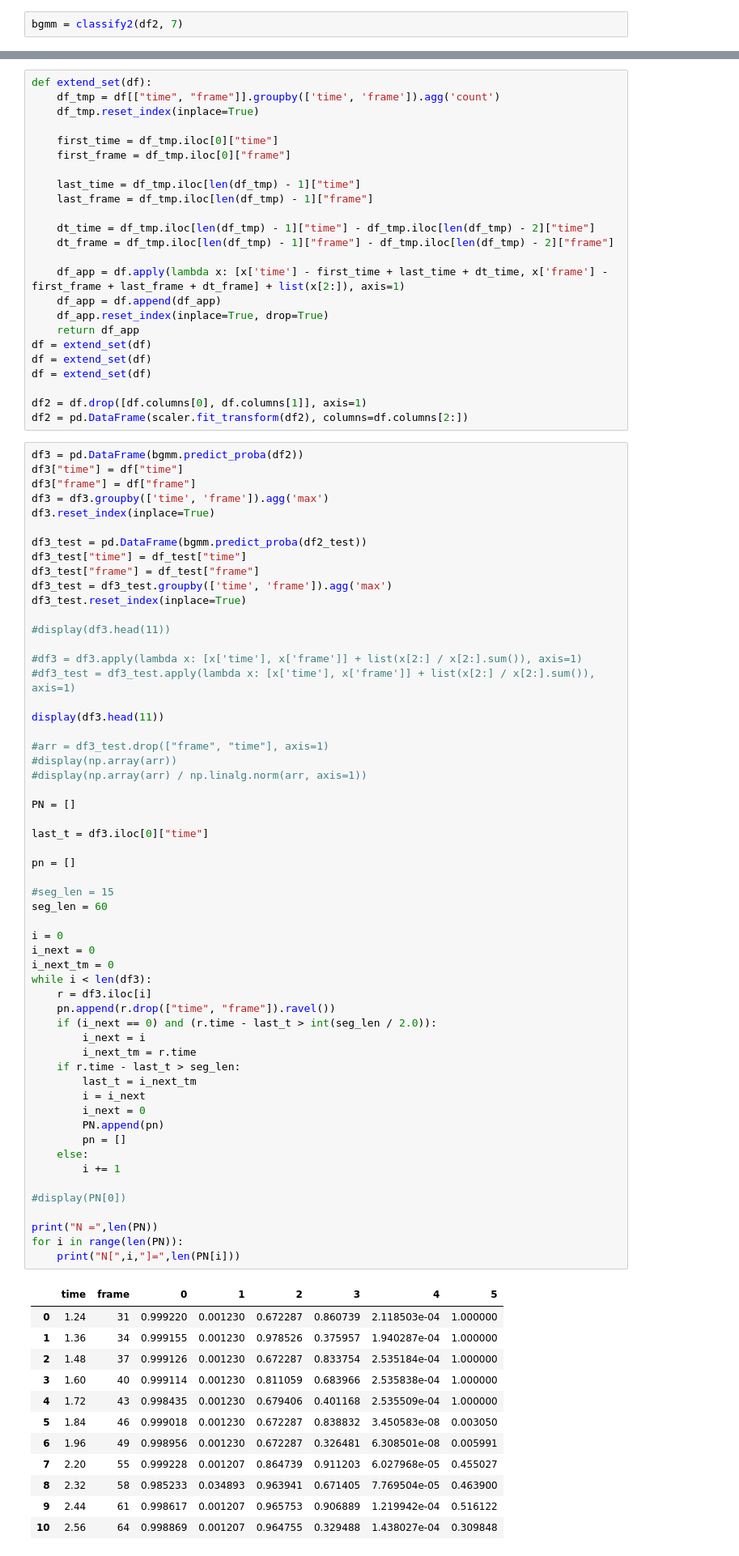
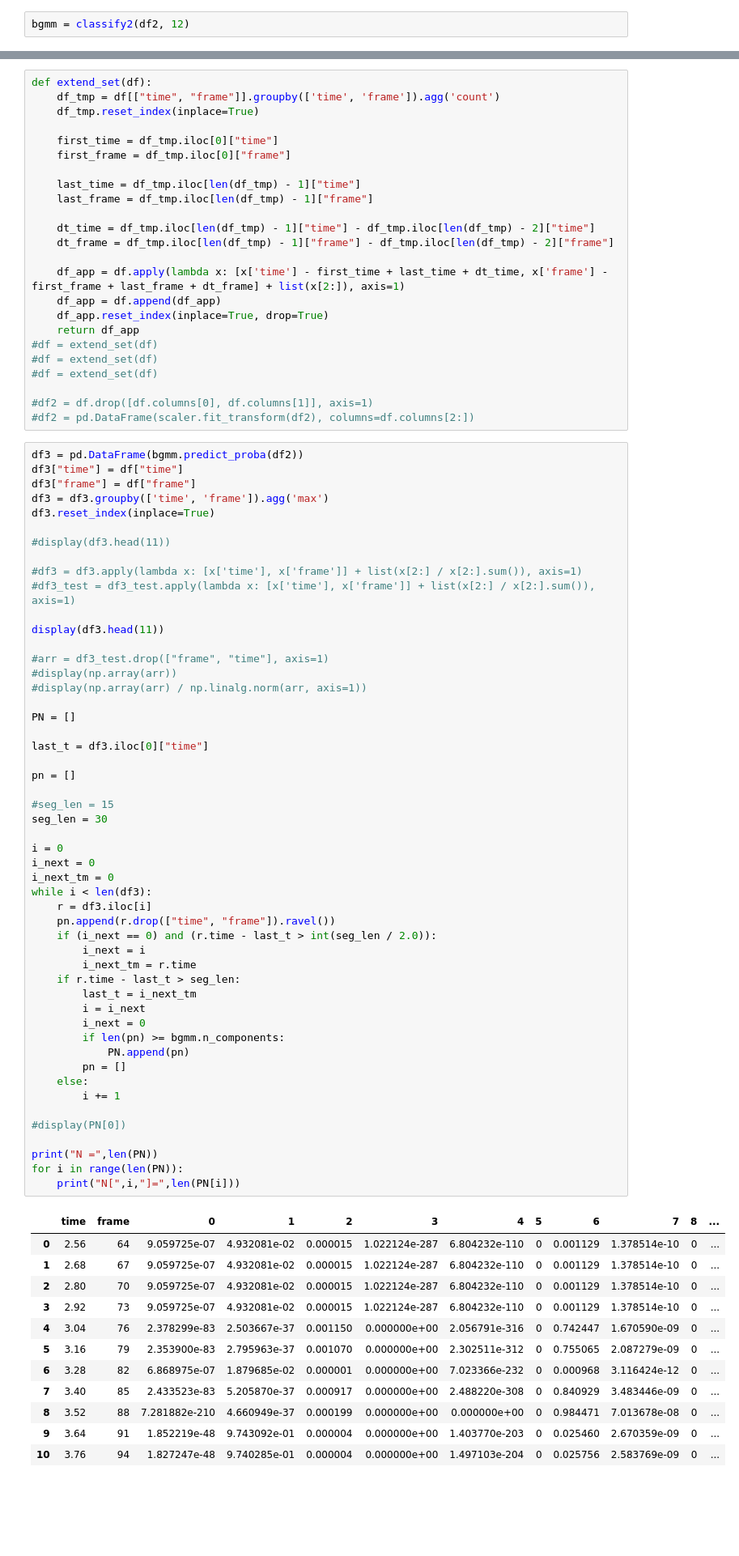
Before and after one commit to Sheph/anomaly, a Jupyter notebook: pch2_run.ipynb, the cells around one changed output, grey strips where cells are left out. Shown: that part at 81% size. Cells and saved outputs as stored; diff of their text form; blank space fills up the shorter version.

```diff
--- a/pch2_run.ipynb
+++ b/pch2_run.ipynb
@@ -104,3 +99,3 @@ df2_test = pd.DataFrame(scaler.transform(df2_test), columns=df_test.columns[2:])
 # %%
-bgmm = classify2(df2, 7)
+bgmm = classify2(df2, 12)
 # %% [output]
@@ -123,24 +118,18 @@ def extend_set(df):
     df_app = df.append(df_app)
     df_app.reset_index(inplace=True, drop=True)
     return df_app
-df = extend_set(df)
-df = extend_set(df)
-df = extend_set(df)
+#df = extend_set(df)
+#df = extend_set(df)
+#df = extend_set(df)
 
-df2 = df.drop([df.columns[0], df.columns[1]], axis=1)
-df2 = pd.DataFrame(scaler.fit_transform(df2), columns=df.columns[2:])
+#df2 = df.drop([df.columns[0], df.columns[1]], axis=1)
+#df2 = pd.DataFrame(scaler.fit_transform(df2), columns=df.columns[2:])
 # %%
 df3 = pd.DataFrame(bgmm.predict_proba(df2))
 df3["time"] = df["time"]
 df3["frame"] = df["frame"]
 df3 = df3.groupby(['time', 'frame']).agg('max')
 df3.reset_index(inplace=True)
-
-df3_test = pd.DataFrame(bgmm.predict_proba(df2_test))
-df3_test["time"] = df_test["time"]
-df3_test["frame"] = df_test["frame"]
-df3_test = df3_test.groupby(['time', 'frame']).agg('max')
-df3_test.reset_index(inplace=True)
 
 #display(df3.head(11))
 
@@ -157,44 +146,45 @@ PN = []
 
 last_t = df3.iloc[0]["time"]
 
 pn = []
 
 #seg_len = 15
-seg_len = 60
+seg_len = 30
 
 i = 0
 i_next = 0
 i_next_tm = 0
 while i < len(df3):
     r = df3.iloc[i]
     pn.append(r.drop(["time", "frame"]).ravel())
     if (i_next == 0) and (r.time - last_t > int(seg_len / 2.0)):
         i_next = i
         i_next_tm = r.time
     if r.time - last_t > seg_len:
         last_t = i_next_tm
         i = i_next
         i_next = 0
-        PN.append(pn)
+        if len(pn) >= bgmm.n_components:
+            PN.append(pn)
         pn = []
     else:
         i += 1
 
 #display(PN[0])
 
 print("N =",len(PN))
 for i in range(len(PN)):
     print("N[",i,"]=",len(PN[i]))
 # %% [output]
-|  | time | frame | 0 | 1 | 2 | 3 | 4 | 5 |
-| 0 | 1.24 | 31 | 0.999220 | 0.001230 | 0.672287 | 0.860739 | 2.118503e-04 | 1.000000 |
-| 1 | 1.36 | 34 | 0.999155 | 0.001230 | 0.978526 | 0.375957 | 1.940287e-04 | 1.000000 |
-| 2 | 1.48 | 37 | 0.999126 | 0.001230 | 0.672287 | 0.833754 | 2.535184e-04 | 1.000000 |
-| 3 | 1.60 | 40 | 0.999114 | 0.001230 | 0.811059 | 0.683966 | 2.535838e-04 | 1.000000 |
-| 4 | 1.72 | 43 | 0.998435 | 0.001230 | 0.679406 | 0.401168 | 2.535509e-04 | 1.000000 |
-| 5 | 1.84 | 46 | 0.999018 | 0.001230 | 0.672287 | 0.838832 | 3.450583e-08 | 0.003050 |
-| 6 | 1.96 | 49 | 0.998956 | 0.001230 | 0.672287 | 0.326481 | 6.308501e-08 | 0.005991 |
-| 7 | 2.20 | 55 | 0.999228 | 0.001207 | 0.864739 | 0.911203 | 6.027968e-05 | 0.455027 |
-| 8 | 2.32 | 58 | 0.985233 | 0.034893 | 0.963941 | 0.671405 | 7.769504e-05 | 0.463900 |
-| 9 | 2.44 | 61 | 0.998617 | 0.001207 | 0.965753 | 0.906889 | 1.219942e-04 | 0.516122 |
-| 10 | 2.56 | 64 | 0.998869 | 0.001207 | 0.964755 | 0.329488 | 1.438027e-04 | 0.309848 |
+|  | time | frame | 0 | 1 | 2 | 3 | 4 | 5 | 6 | 7 | 8 | ... |
+| 0 | 2.56 | 64 | 9.059725e-07 | 4.932081e-02 | 0.000015 | 1.022124e-287 | 6.804232e-110 | 0 | 0.001129 | 1.378514e-10 | 0 | ... |
+| 1 | 2.68 | 67 | 9.059725e-07 | 4.932081e-02 | 0.000015 | 1.022124e-287 | 6.804232e-110 | 0 | 0.001129 | 1.378514e-10 | 0 | ... |
+| 2 | 2.80 | 70 | 9.059725e-07 | 4.932081e-02 | 0.000015 | 1.022124e-287 | 6.804232e-110 | 0 | 0.001129 | 1.378514e-10 | 0 | ... |
+| 3 | 2.92 | 73 | 9.059725e-07 | 4.932081e-02 | 0.000015 | 1.022124e-287 | 6.804232e-110 | 0 | 0.001129 | 1.378514e-10 | 0 | ... |
+| 4 | 3.04 | 76 | 2.378299e-83 | 2.503667e-37 | 0.001150 | 0.000000e+00 | 2.056791e-316 | 0 | 0.742447 | 1.670590e-09 | 0 | ... |
+| 5 | 3.16 | 79 | 2.353900e-83 | 2.795963e-37 | 0.001070 | 0.000000e+00 | 2.302511e-312 | 0 | 0.755065 | 2.087279e-09 | 0 | ... |
+| 6 | 3.28 | 82 | 6.868975e-07 | 1.879685e-02 | 0.000001 | 0.000000e+00 | 7.023366e-232 | 0 | 0.000968 | 3.116424e-12 | 0 | ... |
+| 7 | 3.40 | 85 | 2.433523e-83 | 5.205870e-37 | 0.000917 | 0.000000e+00 | 2.488220e-308 | 0 | 0.840929 | 3.483446e-09 | 0 | ... |
+| 8 | 3.52 | 88 | 7.281882e-210 | 4.660949e-37 | 0.000199 | 0.000000e+00 | 0.000000e+00 | 0 | 0.984471 | 7.013678e-08 | 0 | ... |
+| 9 | 3.64 | 91 | 1.852219e-48 | 9.743092e-01 | 0.000004 | 0.000000e+00 | 1.403770e-203 | 0 | 0.025460 | 2.670359e-09 | 0 | ... |
+| 10 | 3.76 | 94 | 1.827247e-48 | 9.740285e-01 | 0.000004 | 0.000000e+00 | 1.497103e-204 | 0 | 0.025756 | 2.583769e-09 | 0 | ... |
```
Also changed, not shown: parts of 12 cells of this notebook, 2 other files.
